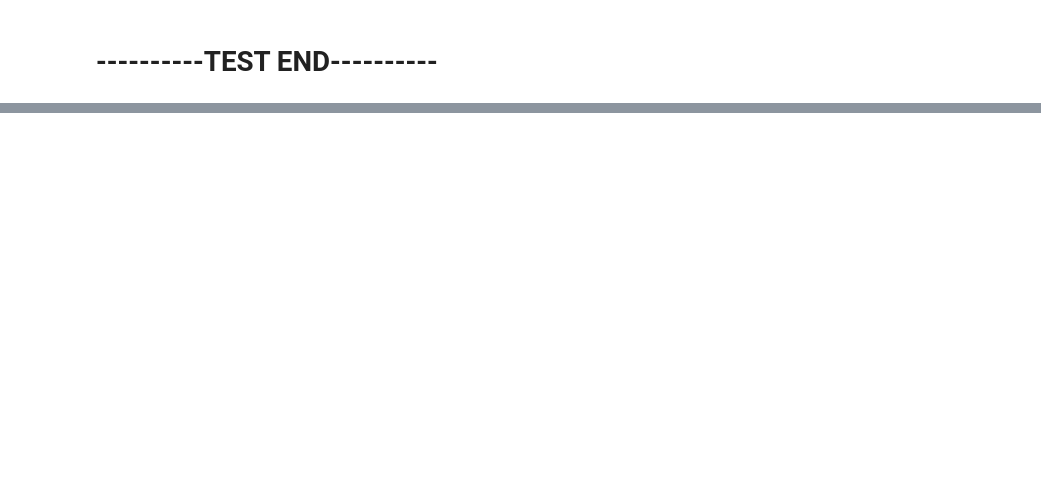
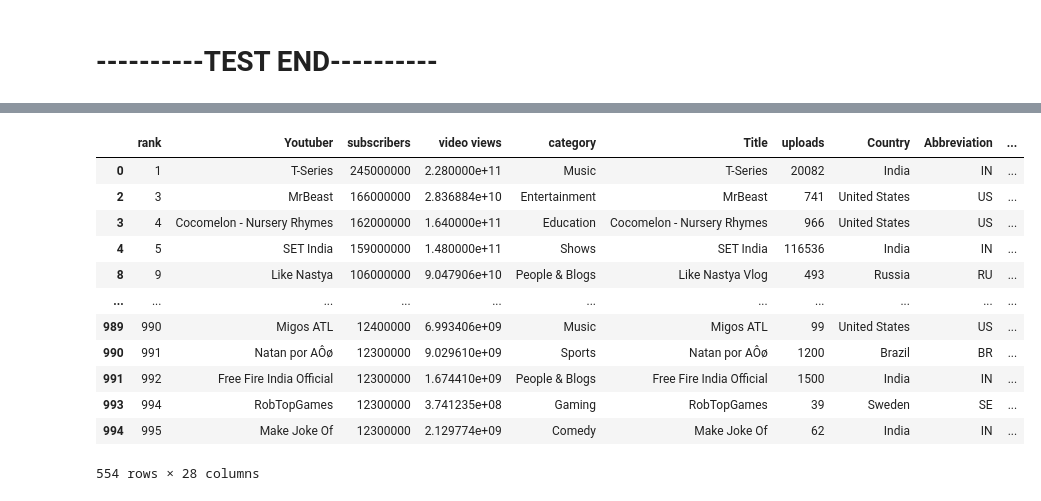
Before and after one commit to Sublymonal/python-stuff, a Jupyter notebook: pandas/introduction-to-pandas.ipynb, the cells around one changed output, grey strips where cells are left out. Drawn from its saved outputs; the diff is of its cells as text; code cells hidden in the pictures; blank space fills up the shorter version.

```diff
--- a/pandas/introduction-to-pandas.ipynb
+++ b/pandas/introduction-to-pandas.ipynb
@@ -320,0 +123,22 @@ yt_stats
+# %%
+#you can also use inplace to save
+#yt_stats.dropna(inplace=True)
+
+#for best practice you want to create another data frame by reassigning it to another variable
+yt_stats_dropped = yt_stats.dropna()
+# %%
+yt_stats_dropped
+# %% [output]
+|  | rank | Youtuber | subscribers | video views | category | Title | uploads | Country | Abbreviation | ... |
+| 0 | 1 | T-Series | 245000000 | 2.280000e+11 | Music | T-Series | 20082 | India | IN | ... |
+| 2 | 3 | MrBeast | 166000000 | 2.836884e+10 | Entertainment | MrBeast | 741 | United States | US | ... |
+| 3 | 4 | Cocomelon - Nursery Rhymes | 162000000 | 1.640000e+11 | Education | Cocomelon - Nursery Rhymes | 966 | United States | US | ... |
+| 4 | 5 | SET India | 159000000 | 1.480000e+11 | Shows | SET India | 116536 | India | IN | ... |
+| 8 | 9 | Like Nastya | 106000000 | 9.047906e+10 | People & Blogs | Like Nastya Vlog | 493 | Russia | RU | ... |
+| ... | ... | ... | ... | ... | ... | ... | ... | ... | ... | ... |
+| 989 | 990 | Migos ATL | 12400000 | 6.993406e+09 | Music | Migos ATL | 99 | United States | US | ... |
+| 990 | 991 | Natan por AÔø | 12300000 | 9.029610e+09 | Sports | Natan por AÔø | 1200 | Brazil | BR | ... |
+| 991 | 992 | Free Fire India Official | 12300000 | 1.674410e+09 | People & Blogs | Free Fire India Official | 1500 | India | IN | ... |
+| 993 | 994 | RobTopGames | 12300000 | 3.741235e+08 | Gaming | RobTopGames | 39 | Sweden | SE | ... |
+| 994 | 995 | Make Joke Of | 12300000 | 2.129774e+09 | Comedy | Make Joke Of | 62 | India | IN | ... |
+554 rows × 28 columns
```
Also changed, not shown: parts of 37 cells of this notebook.
